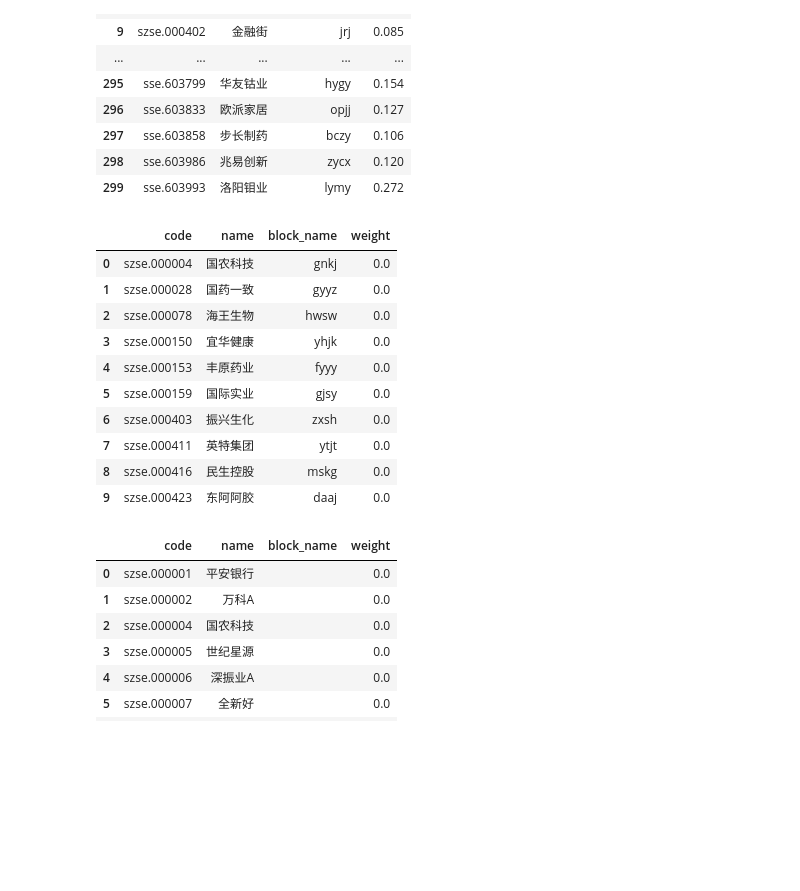
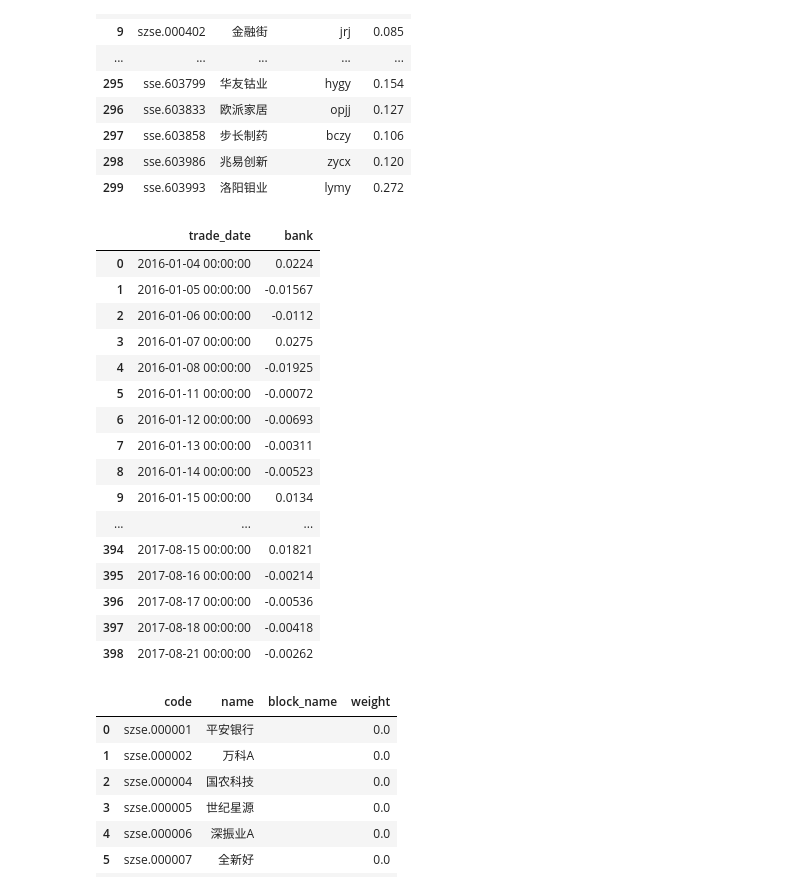
Before and after one commit to JoshuaQYH/TIDIBEI, a Jupyter notebook: data_exploration.ipynb, the cells around one changed output. Saved outputs shown, nothing was run; the diff lists cells and outputs as text; code cells hidden in the pictures; blank space fills up the shorter version.

```diff
--- a/data_exploration.ipynb
+++ b/data_exploration.ipynb
@@ -28,20 +28,26 @@ res
 | 299 | sse.603993 | 洛阳钼业 | lymy | 0.272 |
 # %%
 res = at.get_code_list('swyysw1')
-res.head(10)
-at.rm.
+res = at.rm.factor_ret(begin_date='2016-01-01', end_date='2018-09-30', factor=(['bank']))
+res.head(400)
 # %% [output]
-|  | code | name | block_name | weight |
-| 0 | szse.000004 | 国农科技 | gnkj | 0.0 |
-| 1 | szse.000028 | 国药一致 | gyyz | 0.0 |
-| 2 | szse.000078 | 海王生物 | hwsw | 0.0 |
-| 3 | szse.000150 | 宜华健康 | yhjk | 0.0 |
-| 4 | szse.000153 | 丰原药业 | fyyy | 0.0 |
-| 5 | szse.000159 | 国际实业 | gjsy | 0.0 |
-| 6 | szse.000403 | 振兴生化 | zxsh | 0.0 |
-| 7 | szse.000411 | 英特集团 | ytjt | 0.0 |
-| 8 | szse.000416 | 民生控股 | mskg | 0.0 |
-| 9 | szse.000423 | 东阿阿胶 | daaj | 0.0 |
+|  | trade_date | bank |
+| 0 | 2016-01-04 00:00:00 | 0.0224 |
+| 1 | 2016-01-05 00:00:00 | -0.01567 |
+| 2 | 2016-01-06 00:00:00 | -0.0112 |
+| 3 | 2016-01-07 00:00:00 | 0.0275 |
+| 4 | 2016-01-08 00:00:00 | -0.01925 |
+| 5 | 2016-01-11 00:00:00 | -0.00072 |
+| 6 | 2016-01-12 00:00:00 | -0.00693 |
+| 7 | 2016-01-13 00:00:00 | -0.00311 |
+| 8 | 2016-01-14 00:00:00 | -0.00523 |
+| 9 | 2016-01-15 00:00:00 | 0.0134 |
+| ... | ... | ... |
+| 394 | 2017-08-15 00:00:00 | 0.01821 |
+| 395 | 2017-08-16 00:00:00 | -0.00214 |
+| 396 | 2017-08-17 00:00:00 | -0.00536 |
+| 397 | 2017-08-18 00:00:00 | -0.00418 |
+| 398 | 2017-08-21 00:00:00 | -0.00262 |
 # %%
 res = at.get_code_list('szse', date='2018-01-01')
 res.head(10)
```
Also changed, not shown: 1 other file.
